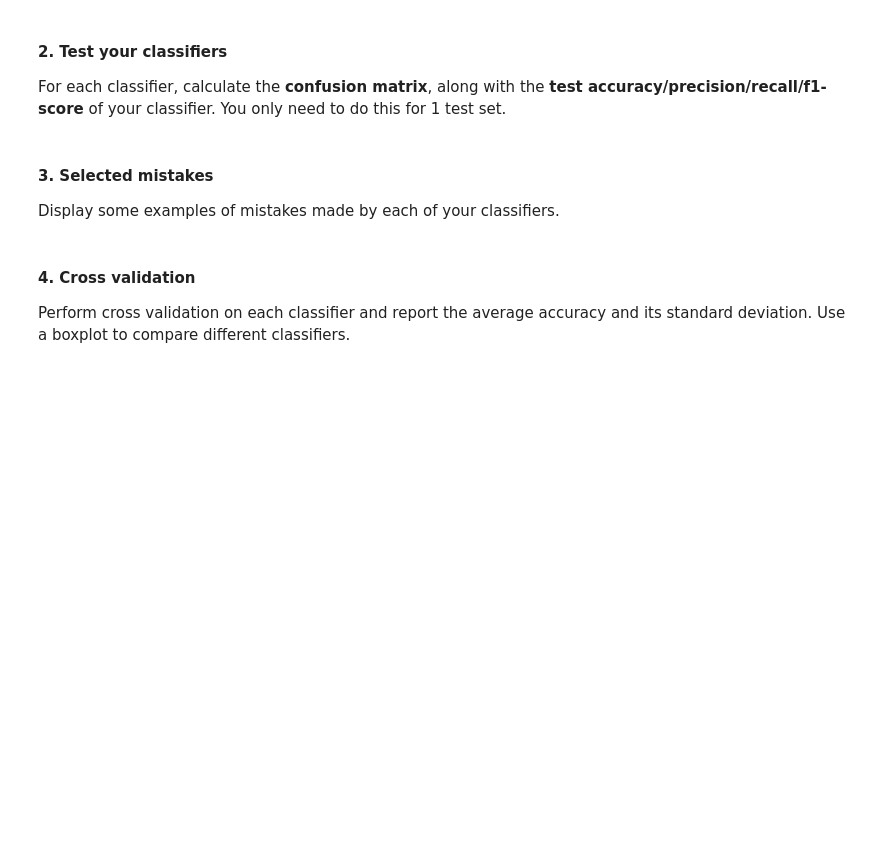
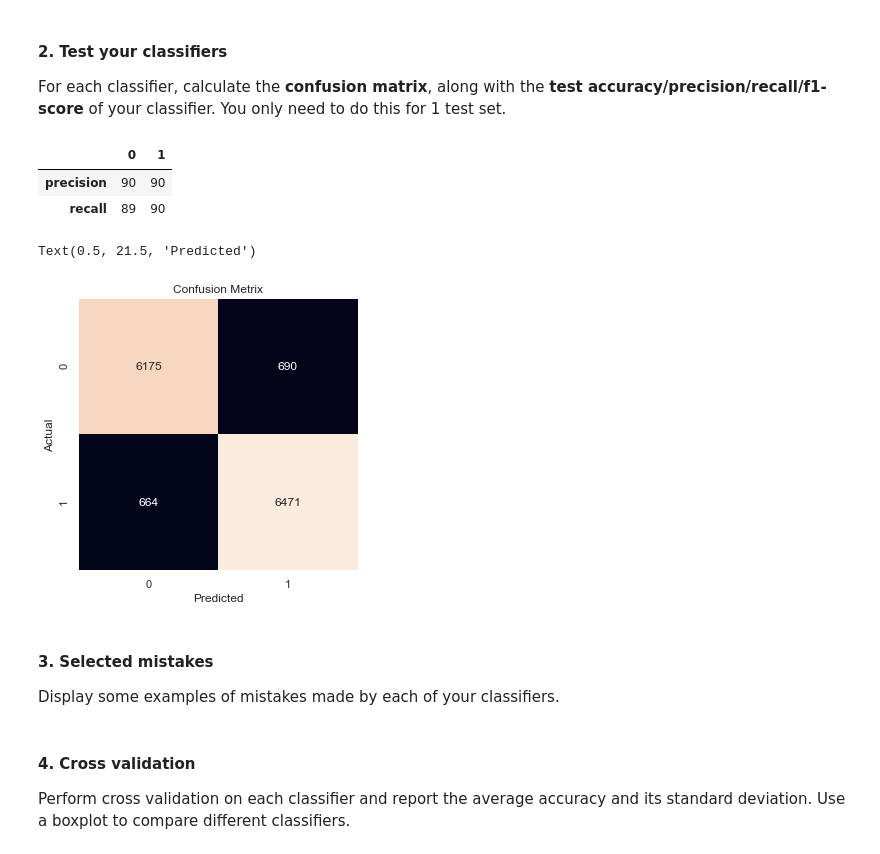
Before and after one commit to jarhan/data-mining, a Jupyter notebook: p2-handout/Project2A-MNIST.ipynb, the cells around one changed output. Saved outputs shown, nothing was run; the diff lists cells and outputs as text; code cells hidden in the pictures; blank space fills up the shorter version.

Commit message:
Logistic Regression

```diff
--- a/p2-handout/Project2A-MNIST.ipynb
+++ b/p2-handout/Project2A-MNIST.ipynb
@@ -173,3 +188,13 @@ Also, show example images of **mistakes** your classifier made.
 In this part, we consider a binary classification problem, "odd vs even". You will train a **logistic regression classifier**, a **decision tree**, a **perceptron** and a **SVM** that predicts "even" or "odd" given an instance from MNIST dataset.
 # %% [markdown]
 #### 1. Prepare the training data and train the classifier
+# %%
+odd_even = np.array([ int(x)%2 for x in mnist.target])
+
+X_digits, Y_digits, OE_digits = shuffle(mnist.data, mnist.target, odd_even)
+# %%
+X_tv, X_test, OE_tv, OE_test = train_test_split(
+    X_digits, OE_digits, test_size=0.2, random_state=0)
+
+X_train, X_val, OE_train, OE_val = train_test_split(
+    X_tv, OE_tv, test_size=0.2, random_state=0)
@@ -175,0 +209,5 @@ In this part, we consider a binary classification problem, "odd vs even". You wi
+# %%
+from sklearn.linear_model import LogisticRegression
+LRmodel = LogisticRegression(C=100000)
+
+LRmodel.fit(X_train, OE_train)
@@ -177,6 +244,34 @@ In this part, we consider a binary classification problem, "odd vs even". You wi
 #### 2. Test your classifiers
 
 For each classifier, calculate the **confusion matrix**, along with the **test accuracy/precision/recall/f1-score** of your classifier. You only need to do this for 1 test set.
+# %%
+predictions = LRmodel.predict(X_test)
+report = metrics.classification_report(OE_test, predictions, output_dict=True)
+
+df = pd.DataFrame(report)
+df.drop(["f1-score", "support"], inplace=True ,axis=0)
+df.drop(["micro avg", "macro avg", "weighted avg"], axis=1, inplace=True)
+
+df = (df*100)
+df = df.astype(int)
+
+df
+# %% [output]
+|  | 0 | 1 |
+| precision | 90 | 90 |
+| recall | 89 | 90 |
+# %%
+conf_mat = confusion_matrix(OE_test, predictions)
+fig, ax = plt.subplots(1,1, figsize=(5,5))
+# skplt.metrics.plot_confusion_matrix(test_labels, predictions, ax=ax[1])
+
+sns.heatmap(conf_mat, annot=True, fmt='d', cbar=False, ax=ax)
+ax.set_title('Confusion Metrix')
+ax.set_ylabel("Actual")
+ax.set_xlabel("Predicted")
+# %% [output]
+Text(0.5, 21.5, 'Predicted')
+[figure, added]
 # %% [markdown]
 #### 3. Selected mistakes
 Display some examples of mistakes made by each of your classifiers.
```
Also changed, not shown: parts of 8 cells of this notebook.
